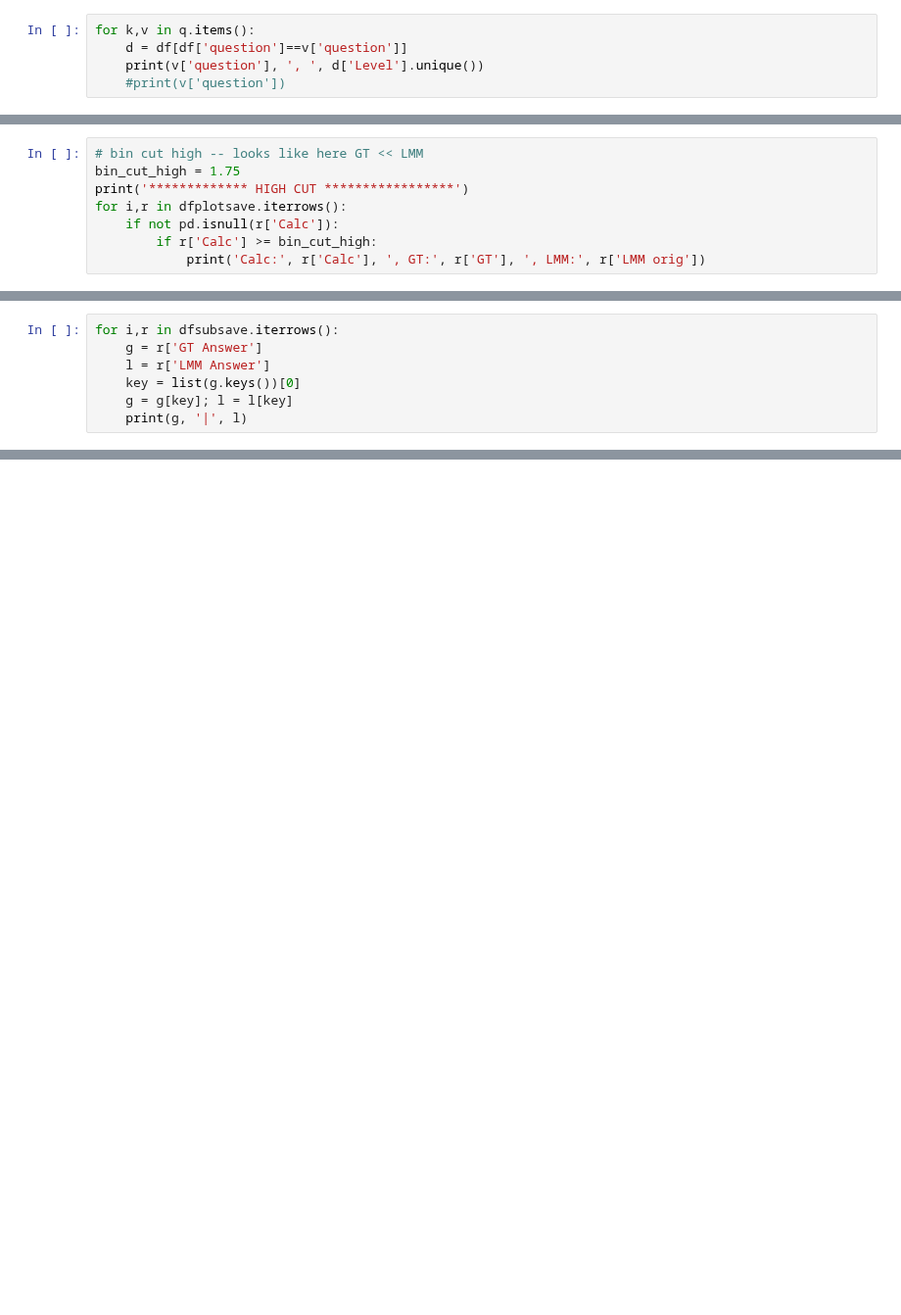
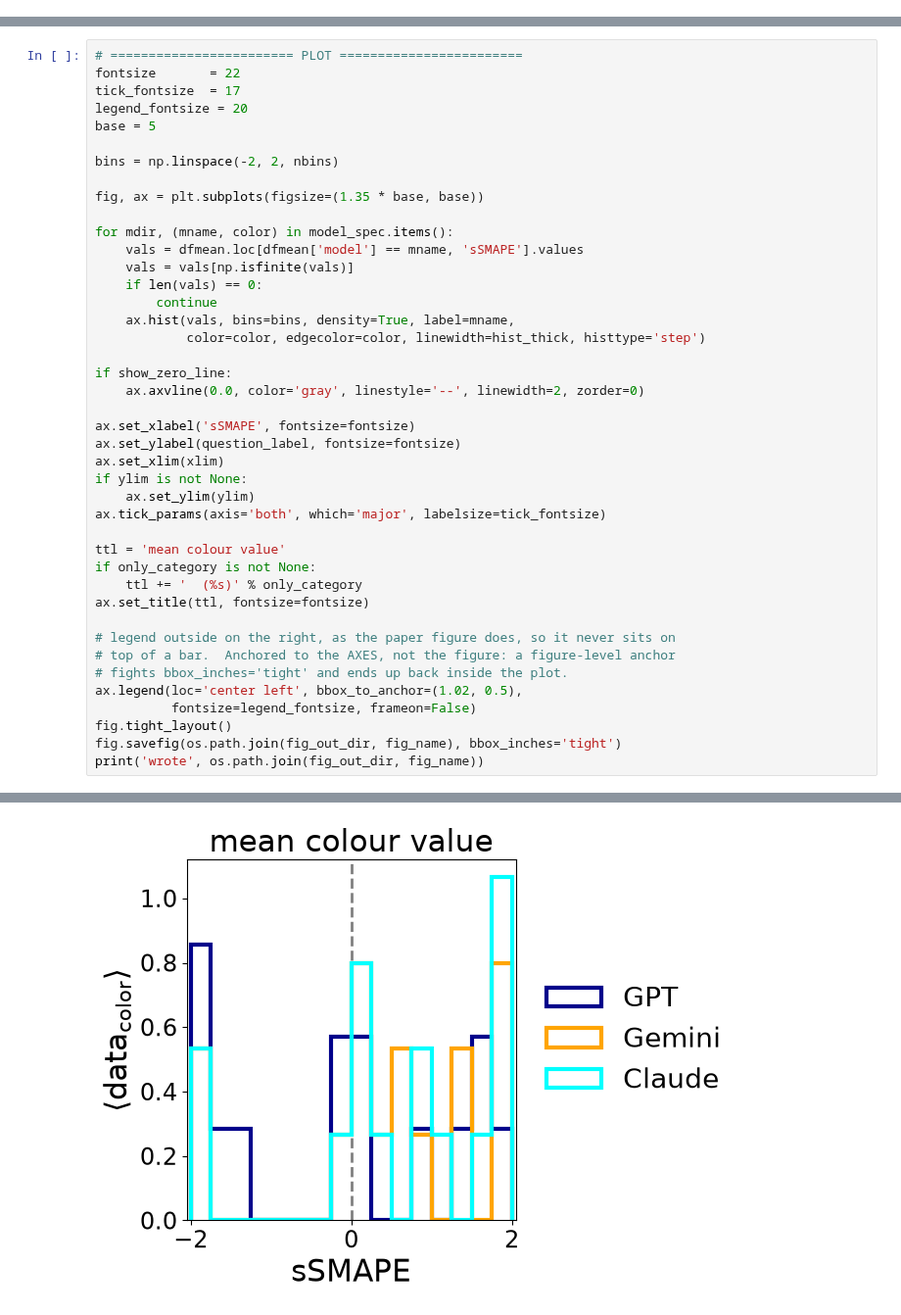
Before and after one commit to jnaiman/SkyImagesWASP2026, a Jupyter notebook: models/figure_notebooks/mean_med_calcs_figure.ipynb, the cells around one changed output, grey strips where cells are left out. Shown at 98% size. Cells and saved outputs as stored; diff of their text form; blank space fills up the shorter version.

```diff
--- a/models/figure_notebooks/mean_med_calcs_figure.ipynb
+++ b/models/figure_notebooks/mean_med_calcs_figure.ipynb
@@ -544,5 +0,0 @@ fig.savefig(save_fig_dir + 'mean_per_model_type_y_ssmape'+absadd+'.pdf')
-# %%
-for k,v in q.items():
-    d = df[df['question']==v['question']]
-    print(v['question'], ', ', d['Level'].unique())
-    #print(v['question'])
@@ -790,8 +0,0 @@ Calc: -6.404003305322866 , GT: 6997008.272712287 , LMM: 2.76
-# %%
-# bin cut high -- looks like here GT << LMM
-bin_cut_high = 1.75
-print('************* HIGH CUT *****************')
-for i,r in dfplotsave.iterrows():
-    if not pd.isnull(r['Calc']):
-        if r['Calc'] >= bin_cut_high:
-            print('Calc:', r['Calc'], ', GT:', r['GT'], ', LMM:', r['LMM orig'])
@@ -826,7 +0,0 @@ np.float64(-2.0)
-# %%
-for i,r in dfsubsave.iterrows():
-    g = r['GT Answer']
-    l = r['LMM Answer']
-    key = list(g.keys())[0]
-    g = g[key]; l = l[key]
-    print(g, '|', l)
@@ -1104,0 +189,43 @@ plt.show()
+# %%
+# ======================== PLOT ========================
+fontsize       = 22
+tick_fontsize  = 17
+legend_fontsize = 20
+base = 5
+
+bins = np.linspace(-2, 2, nbins)
+
+fig, ax = plt.subplots(figsize=(1.35 * base, base))
+
+for mdir, (mname, color) in model_spec.items():
+    vals = dfmean.loc[dfmean['model'] == mname, 'sSMAPE'].values
+    vals = vals[np.isfinite(vals)]
+    if len(vals) == 0:
+        continue
+    ax.hist(vals, bins=bins, density=True, label=mname,
+            color=color, edgecolor=color, linewidth=hist_thick, histtype='step')
+
+if show_zero_line:
+    ax.axvline(0.0, color='gray', linestyle='--', linewidth=2, zorder=0)
+
+ax.set_xlabel('sSMAPE', fontsize=fontsize)
+ax.set_ylabel(question_label, fontsize=fontsize)
+ax.set_xlim(xlim)
+if ylim is not None:
+    ax.set_ylim(ylim)
+ax.tick_params(axis='both', which='major', labelsize=tick_fontsize)
+
+ttl = 'mean colour value'
+if only_category is not None:
+    ttl += '  (%s)' % only_category
+ax.set_title(ttl, fontsize=fontsize)
+
+# legend outside on the right, as the paper figure does, so it never sits on
+# top of a bar.  Anchored to the AXES, not the figure: a figure-level anchor
+# fights bbox_inches='tight' and ends up back inside the plot.
+ax.legend(loc='center left', bbox_to_anchor=(1.02, 0.5),
+          fontsize=legend_fontsize, frameon=False)
+fig.tight_layout()
+fig.savefig(os.path.join(fig_out_dir, fig_name), bbox_inches='tight')
+print('wrote', os.path.join(fig_out_dir, fig_name))
+# %% [output]
@@ -1104,0 +233 @@ plt.show()
+[figure, added]
```
Also changed, not shown: parts of 44 cells of this notebook, 22 other files.
